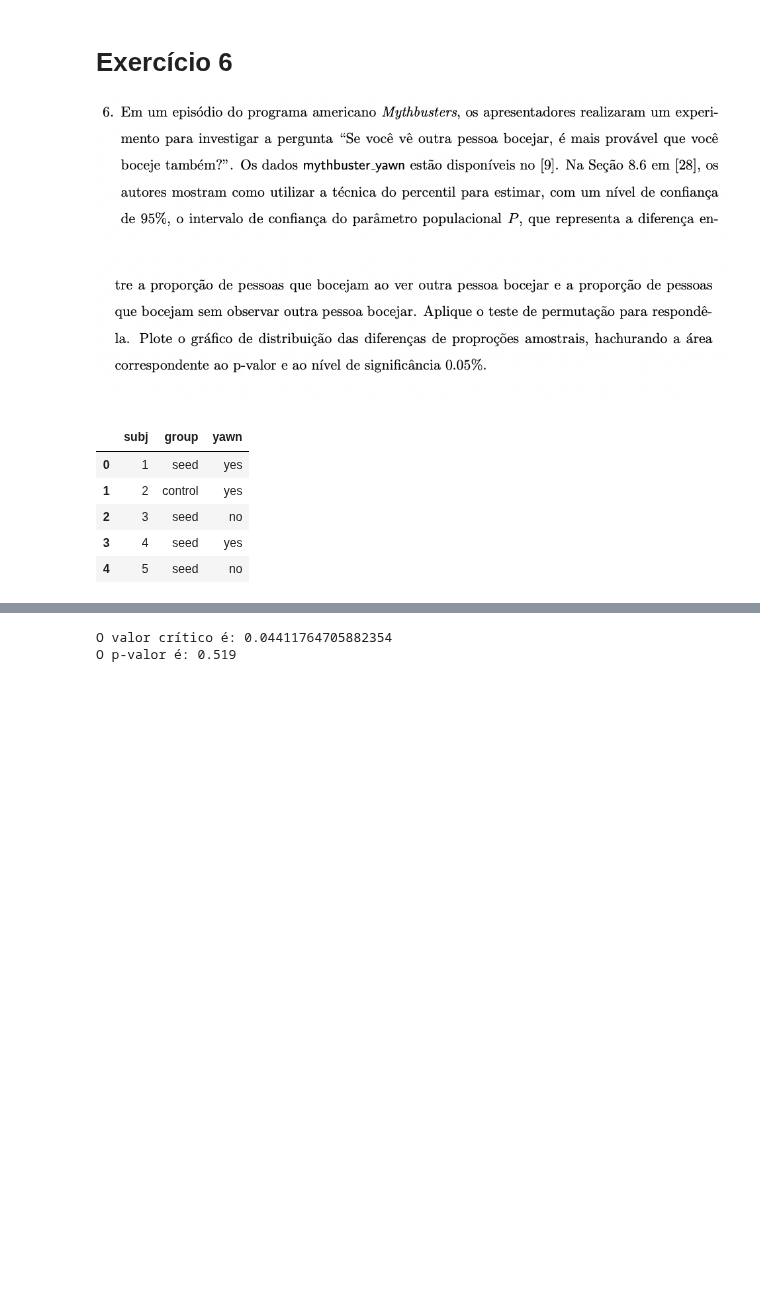
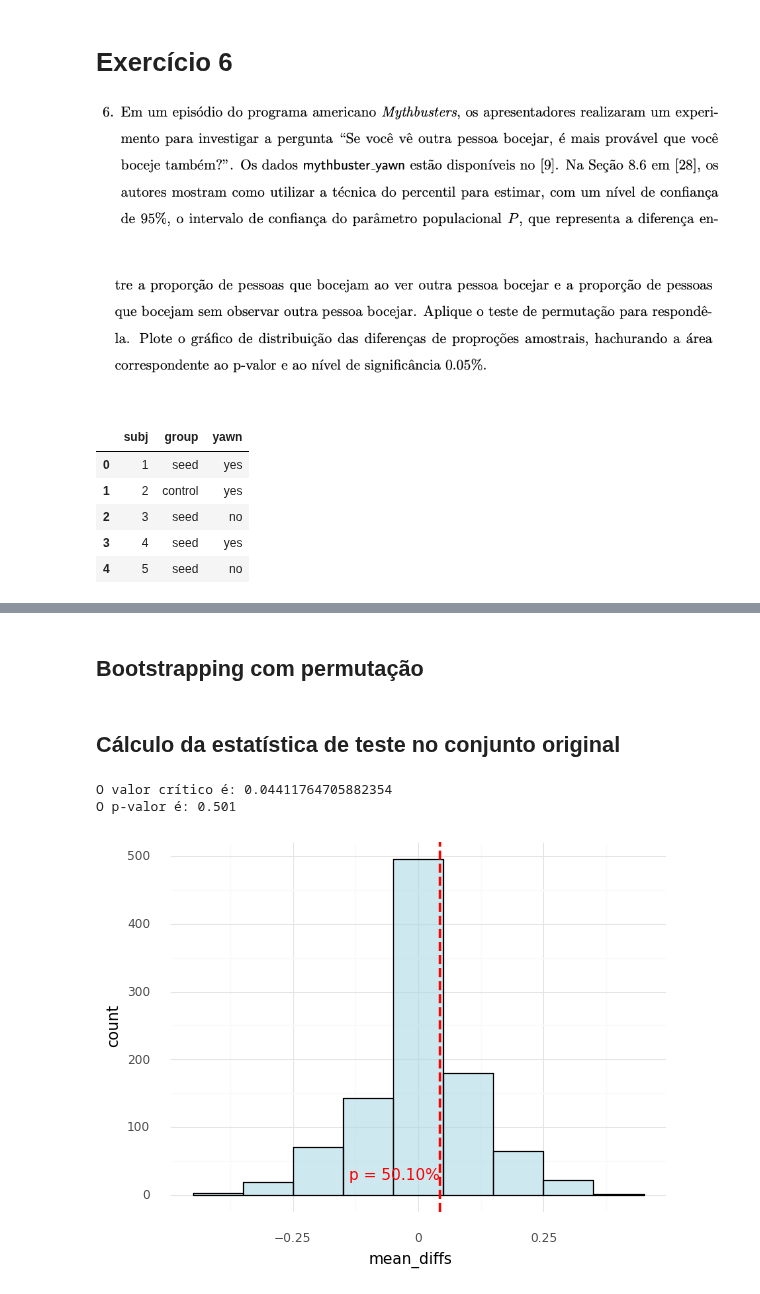
Before and after one commit to pdcos/analise_visual_ciencia_de_dados, a Jupyter notebook: participacao_9/solutions_9.ipynb, the cells around one changed output, grey strips where cells are left out. Drawn from its saved outputs; the diff is of its cells as text; code cells hidden in the pictures; blank space fills up the shorter version.

```diff
--- a/participacao_9/solutions_9.ipynb
+++ b/participacao_9/solutions_9.ipynb
@@ -354,3 +381,5 @@ df_yawn.head()
+# %% [markdown]
+## Bootstrapping com permutação
 # %%
 def shuffle_gender(df):
     df_copy = df.copy(deep=True)
@@ -385,6 +414,8 @@ def bootstrap_mean_diff(df, n_bootstraps):
 n_bootstraps = 1000
 
 mean_diffs = bootstrap_mean_diff(df_yawn, n_bootstraps)
+# %% [markdown]
+## Cálculo da estatística de teste no conjunto original
 # %%
 # Proporcao de homens promovidos
 prop_seed = df_yawn.loc[(df_yawn['yawn'] == 'yes') & (df_yawn['group'] == 'seed')].shape[0]
@@ -397,7 +428,32 @@ prop_diff_original = prop_seed - prop_control
 
 print(f"O valor crítico é: {prop_diff_original}")
 
-print(f"O p-valor é: {np.mean(mean_diffs >= prop_diff_original):.3f}")
+p_value = np.mean(mean_diffs >= prop_diff_original)
+
+print(f"O p-valor é: {p_value:.3f}")
 # %% [output]
 O valor crítico é: 0.04411764705882354
-O p-valor é: 0.519
+O p-valor é: 0.501
+# %%
+# Criar DataFrame a partir do vetor para o plot
+
+df = pd.DataFrame({'mean_diffs': mean_diffs})
+
+# Plot com histograma e áreas diferentes
+plot = (
+    ggplot(df, aes(x='mean_diffs')) +
+    # Histograma base
+    geom_histogram(
+        aes(y=after_stat('count')),
+        binwidth=0.1, fill='lightblue', color='black', alpha=0.6
+    ) +
+    # Linha vertical no p_value
+    geom_vline(xintercept=prop_diff_original, linetype='dashed', color='red', size=1) +
+    # Anotação do p_value
+    annotate('text', x=prop_diff_original, y=30, label=f'p = {p_value * 100:.2f}%', color='red', ha='right') +
+    theme_minimal()
+)
+
+print(plot)
+# %% [output]
+[figure, added]
```
Also changed, not shown: parts of 24 cells of this notebook.
